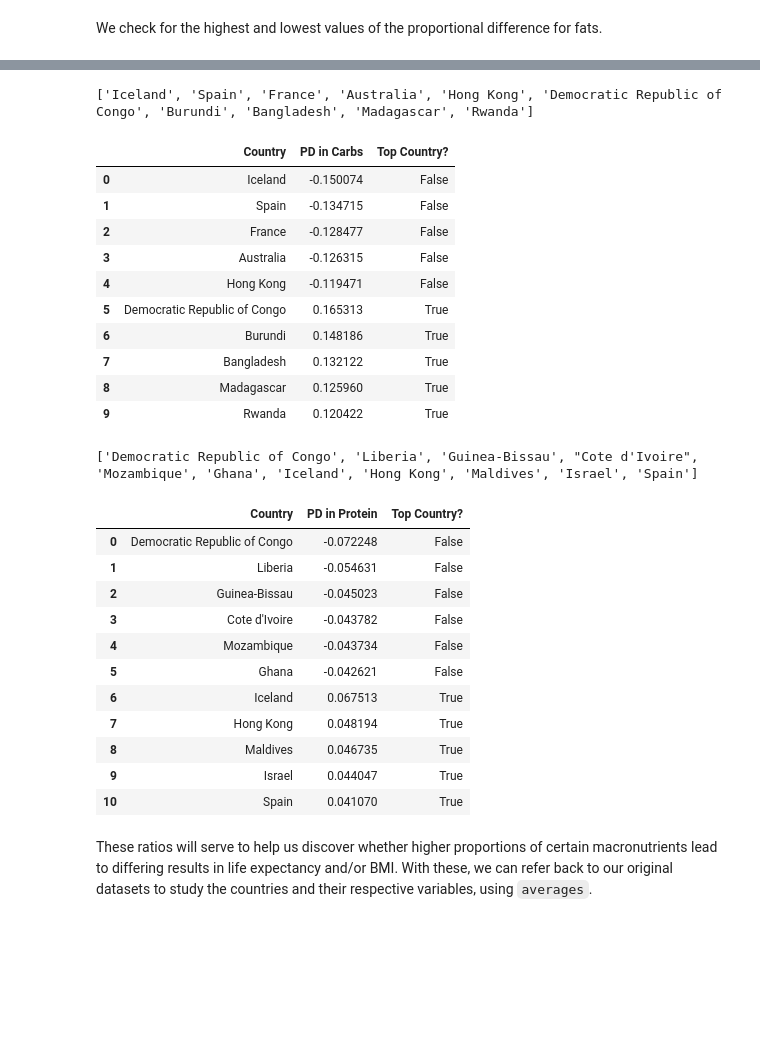
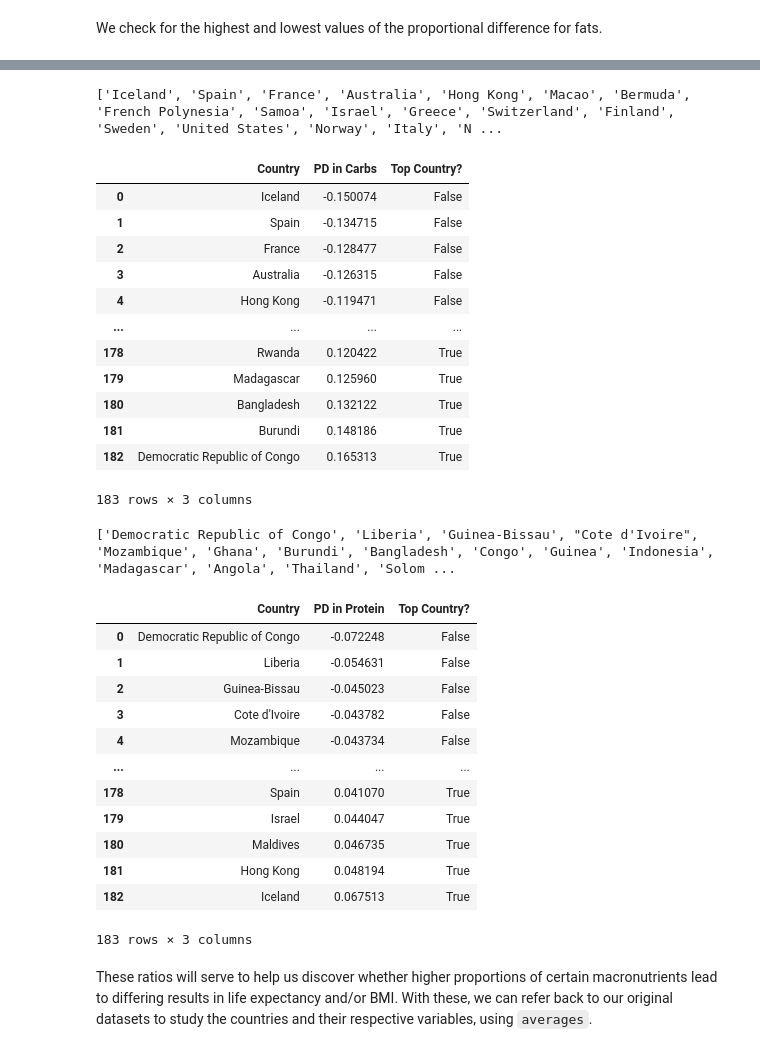
Before and after one commit to COGS108/Group074_WI24, a Jupyter notebook: EDACheckpoint_Group074_WI24.ipynb, the cells around one changed output, grey strips where cells are left out. Cells and saved outputs as stored; diff of their text form; code cells hidden in the pictures; blank space fills up the shorter version.

```diff
--- a/EDACheckpoint_Group074_WI24.ipynb
+++ b/EDACheckpoint_Group074_WI24.ipynb
@@ -1229,31 +1209,33 @@ pd_fat
 # %%
 pd_carb = prop_difference.sort_values(by = 'PD in Carbs') #rev = True
 pd_carb.reset_index(drop=True, inplace=True)
 if "Proportional Difference (PD) in Fats" in pd_carb.columns:
     pd_carb.drop(columns='Proportional Difference (PD) in Fats', inplace=True)
 if "PD in Protein" in pd_carb.columns:
     pd_carb.drop(columns= 'PD in Protein', inplace=True)
 
-pd_carb = pd.concat([pd_carb.nsmallest(5, "PD in Carbs"),pd_carb.nlargest(5, "PD in Carbs"), ])
+# pd_carb = pd.concat([pd_carb.nsmallest(5, "PD in Carbs"),pd_carb.nlargest(5, "PD in Carbs"), ])
 pd_carb.reset_index(drop=True, inplace=True)
 pd_carb['Top Country?'] = pd_carb['PD in Carbs'] > 0
 
 pd_carb_countries = pd_carb["Country"].tolist()
 print(pd_carb_countries)
 pd_carb
 # %% [output]
-['Iceland', 'Spain', 'France', 'Australia', 'Hong Kong', 'Democratic Republic of Congo', 'Burundi', 'Bangladesh', 'Madagascar', 'Rwanda']
+['Iceland', 'Spain', 'France', 'Australia', 'Hong Kong', 'Macao', 'Bermuda', 'French Polynesia', 'Samoa', 'Israel', 'Greece', 'Switzerland', 'Finland', 'Sweden', 'United States', 'Norway', 'Italy', 'N ...
 |  | Country | PD in Carbs | Top Country? |
 | 0 | Iceland | -0.150074 | False |
 | 1 | Spain | -0.134715 | False |
 | 2 | France | -0.128477 | False |
 | 3 | Australia | -0.126315 | False |
 | 4 | Hong Kong | -0.119471 | False |
-| 5 | Democratic Republic of Congo | 0.165313 | True |
-| 6 | Burundi | 0.148186 | True |
-| 7 | Bangladesh | 0.132122 | True |
-| 8 | Madagascar | 0.125960 | True |
-| 9 | Rwanda | 0.120422 | True |
+| ... | ... | ... | ... |
+| 178 | Rwanda | 0.120422 | True |
+| 179 | Madagascar | 0.125960 | True |
+| 180 | Bangladesh | 0.132122 | True |
+| 181 | Burundi | 0.148186 | True |
+| 182 | Democratic Republic of Congo | 0.165313 | True |
+183 rows × 3 columns
 # %%
 pd_protein = prop_difference.sort_values(by = 'PD in Protein') #rev = True
 pd_protein.reset_index(drop=True, inplace=True)
@@ -1262,26 +1244,27 @@ if "Proportional Difference (PD) in Fats" in pd_protein.columns:
 if "PD in Carbs" in pd_protein.columns:
     pd_protein.drop(columns= 'PD in Carbs', inplace=True)
 
-pd_protein = pd.concat([pd_protein.nsmallest(6, "PD in Protein"),pd_protein.nlargest(5, "PD in Protein"), ])
+# pd_protein = pd.concat([pd_protein.nsmallest(6, "PD in Protein"),pd_protein.nlargest(5, "PD in Protein"), ])
 pd_protein.reset_index(drop=True, inplace=True)
 pd_protein['Top Country?'] = pd_protein["PD in Protein"] > 0
 pd_protein_countries = pd_protein["Country"].tolist()
 print(pd_protein_countries)
 pd_protein
 # %% [output]
-['Democratic Republic of Congo', 'Liberia', 'Guinea-Bissau', "Cote d'Ivoire", 'Mozambique', 'Ghana', 'Iceland', 'Hong Kong', 'Maldives', 'Israel', 'Spain']
+['Democratic Republic of Congo', 'Liberia', 'Guinea-Bissau', "Cote d'Ivoire", 'Mozambique', 'Ghana', 'Burundi', 'Bangladesh', 'Congo', 'Guinea', 'Indonesia', 'Madagascar', 'Angola', 'Thailand', 'Solom ...
 |  | Country | PD in Protein | Top Country? |
 | 0 | Democratic Republic of Congo | -0.072248 | False |
 | 1 | Liberia | -0.054631 | False |
 | 2 | Guinea-Bissau | -0.045023 | False |
 | 3 | Cote d'Ivoire | -0.043782 | False |
 | 4 | Mozambique | -0.043734 | False |
-| 5 | Ghana | -0.042621 | False |
-| 6 | Iceland | 0.067513 | True |
-| 7 | Hong Kong | 0.048194 | True |
-| 8 | Maldives | 0.046735 | True |
-| 9 | Israel | 0.044047 | True |
-| 10 | Spain | 0.041070 | True |
+| ... | ... | ... | ... |
+| 178 | Spain | 0.041070 | True |
+| 179 | Israel | 0.044047 | True |
+| 180 | Maldives | 0.046735 | True |
+| 181 | Hong Kong | 0.048194 | True |
+| 182 | Iceland | 0.067513 | True |
+183 rows × 3 columns
 # %% [markdown]
 These ratios will serve to help us discover whether higher proportions of certain macronutrients lead to differing results in life expectancy and/or BMI. With these, we can refer back to our original datasets to study the countries and their respective variables, using `averages`.
 # %%
```
Also changed, not shown: parts of 22 cells of this notebook.
